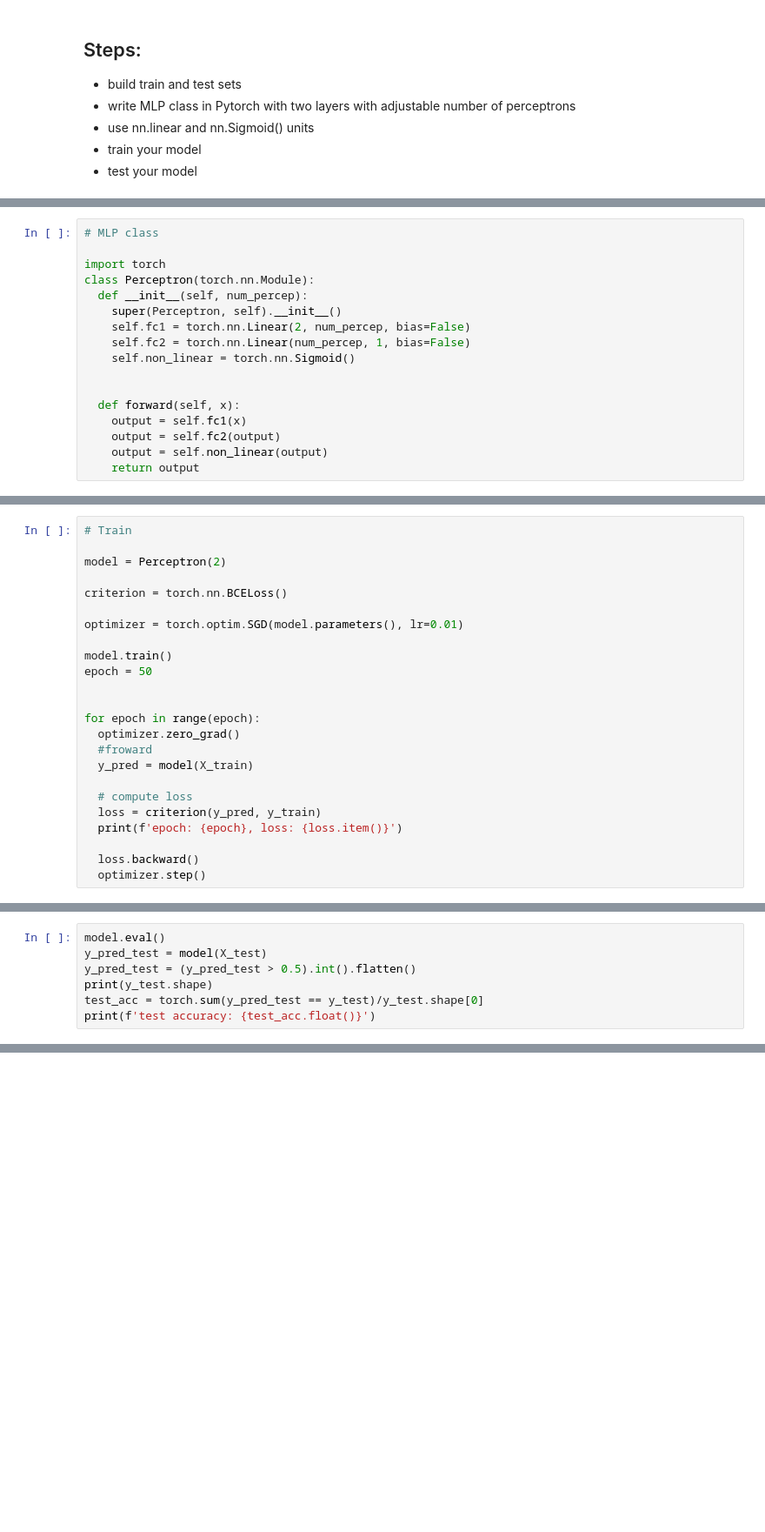
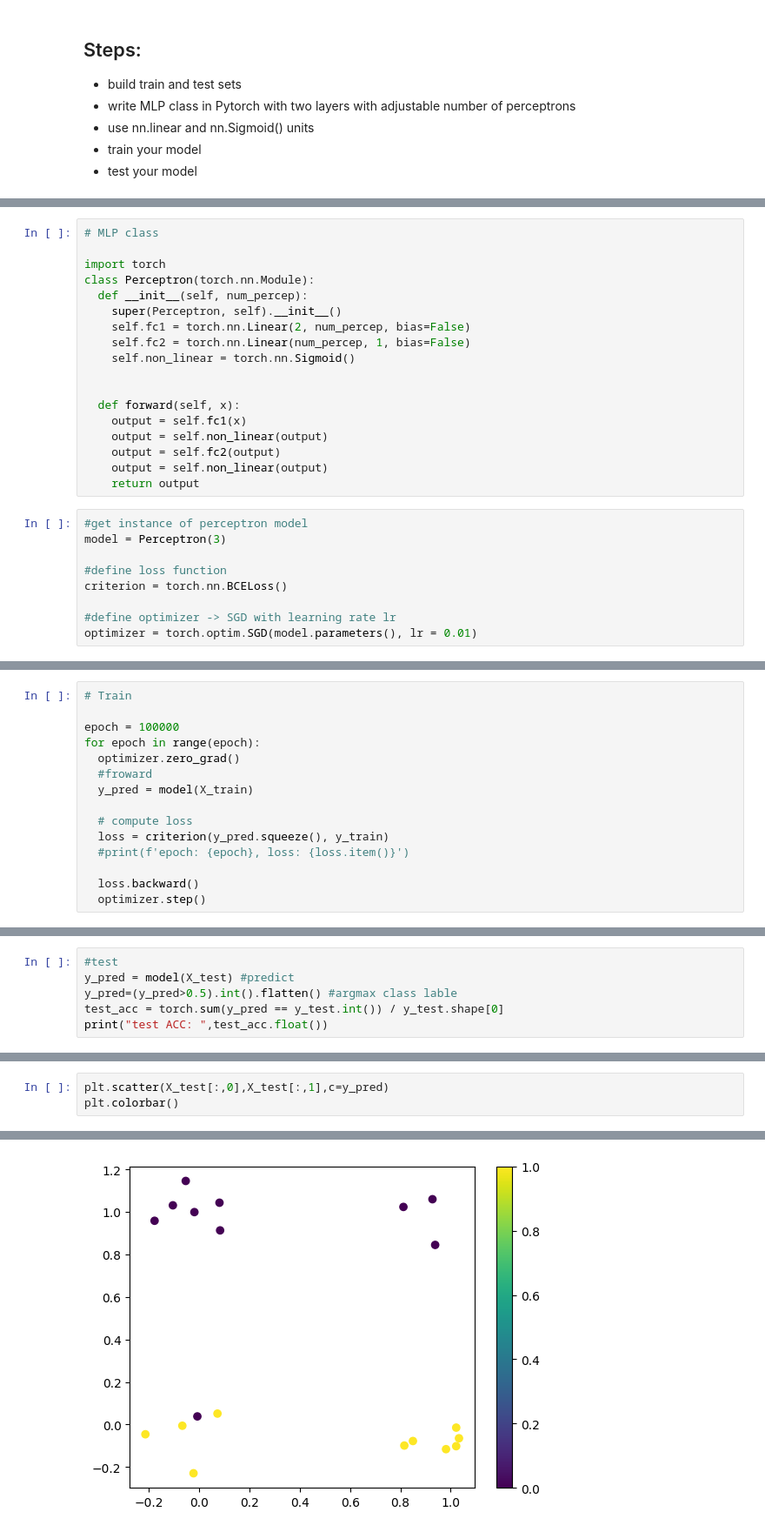
Before and after one commit to efolwacz/DeepLearning25, a Jupyter notebook: week_3/Assignment_Basic_MLP_in_Pytorch.ipynb, the cells around one changed output, grey strips where cells are left out. Shown at 87% size. Drawn from its saved outputs; the diff is of its cells as text; blank space fills up the shorter version.

```diff
--- a/week_3/Assignment_Basic_MLP_in_Pytorch.ipynb
+++ b/week_3/Assignment_Basic_MLP_in_Pytorch.ipynb
@@ -54,6 +48,16 @@ class Perceptron(torch.nn.Module):
 
   def forward(self, x):
     output = self.fc1(x)
+    output = self.non_linear(output)
     output = self.fc2(output)
     output = self.non_linear(output)
     return output
+# %%
+#get instance of perceptron model
+model = Perceptron(3)
+
+#define loss function
+criterion = torch.nn.BCELoss()
+
+#define optimizer -> SGD with learning rate lr
+optimizer = torch.optim.SGD(model.parameters(), lr = 0.01)
@@ -60,24 +89,15 @@ class Perceptron(torch.nn.Module):
 # %%
 # Train
 
-model = Perceptron(2)
-
-criterion = torch.nn.BCELoss()
-
-optimizer = torch.optim.SGD(model.parameters(), lr=0.01)
-
-model.train()
-epoch = 50
-
-
+epoch = 100000
 for epoch in range(epoch):
   optimizer.zero_grad()
   #froward
   y_pred = model(X_train)
 
   # compute loss
-  loss = criterion(y_pred, y_train)
-  print(f'epoch: {epoch}, loss: {loss.item()}')
+  loss = criterion(y_pred.squeeze(), y_train)
+  #print(f'epoch: {epoch}, loss: {loss.item()}')
 
   loss.backward()
   optimizer.step()
@@ -112,8 +114,7 @@ train accuracy: 88.73332977294922
 # %%
-model.eval()
-y_pred_test = model(X_test)
-y_pred_test = (y_pred_test > 0.5).int().flatten()
-print(y_test.shape)
-test_acc = torch.sum(y_pred_test == y_test)/y_test.shape[0]
-print(f'test accuracy: {test_acc.float()}')
+#test
+y_pred = model(X_test) #predict
+y_pred=(y_pred>0.5).int().flatten() #argmax class lable
+test_acc = torch.sum(y_pred == y_test.int()) / y_test.shape[0]
+print("test ACC: ",test_acc.float())
 # %% [output]
@@ -121,0 +122,4 @@ test accuracy: 11.0
+# %%
+plt.scatter(X_test[:,0],X_test[:,1],c=y_pred)
+plt.colorbar()
+# %% [output]
@@ -121,0 +127 @@ test accuracy: 11.0
+[figure, added]
```
Also changed, not shown: parts of 8 cells of this notebook.
